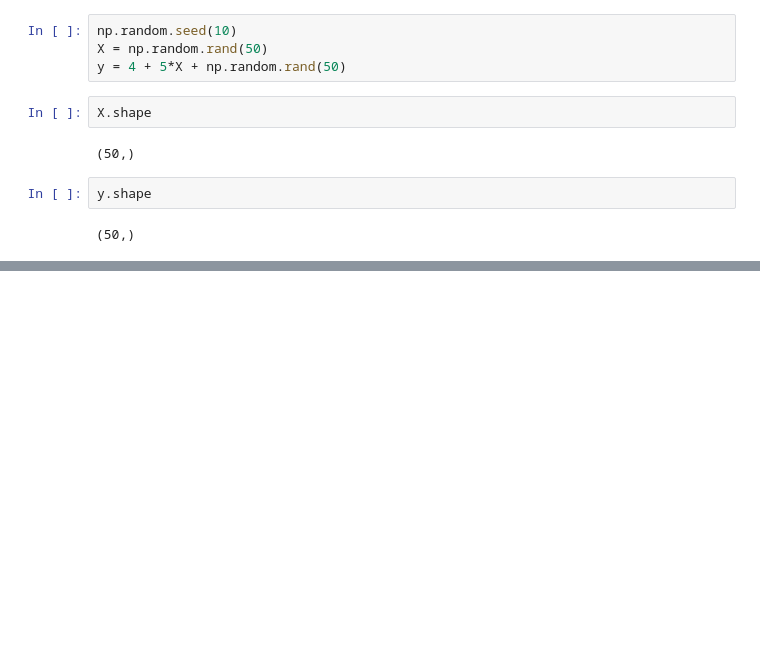
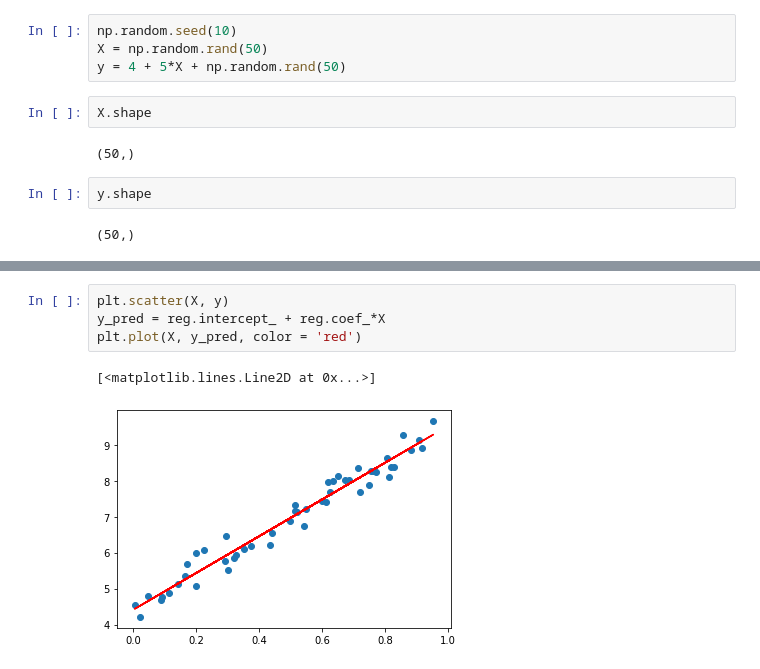
Before and after one commit to kate006naja/MachineLearningClassCode, a Jupyter notebook: ml12.ipynb, the cells around one changed output, grey strips where cells are left out. Cells and saved outputs as stored; diff of their text form; blank space fills up the shorter version.

```diff
--- a/ml12.ipynb
+++ b/ml12.ipynb
@@ -500,0 +518,7 @@ y.shape
+# %%
+plt.scatter(X, y)
+y_pred = reg.intercept_ + reg.coef_*X
+plt.plot(X, y_pred, color = 'red')
+# %% [output]
+[<matplotlib.lines.Line2D at 0x...>]
+[figure, added]
```
Also changed, not shown: parts of 11 cells of this notebook.
